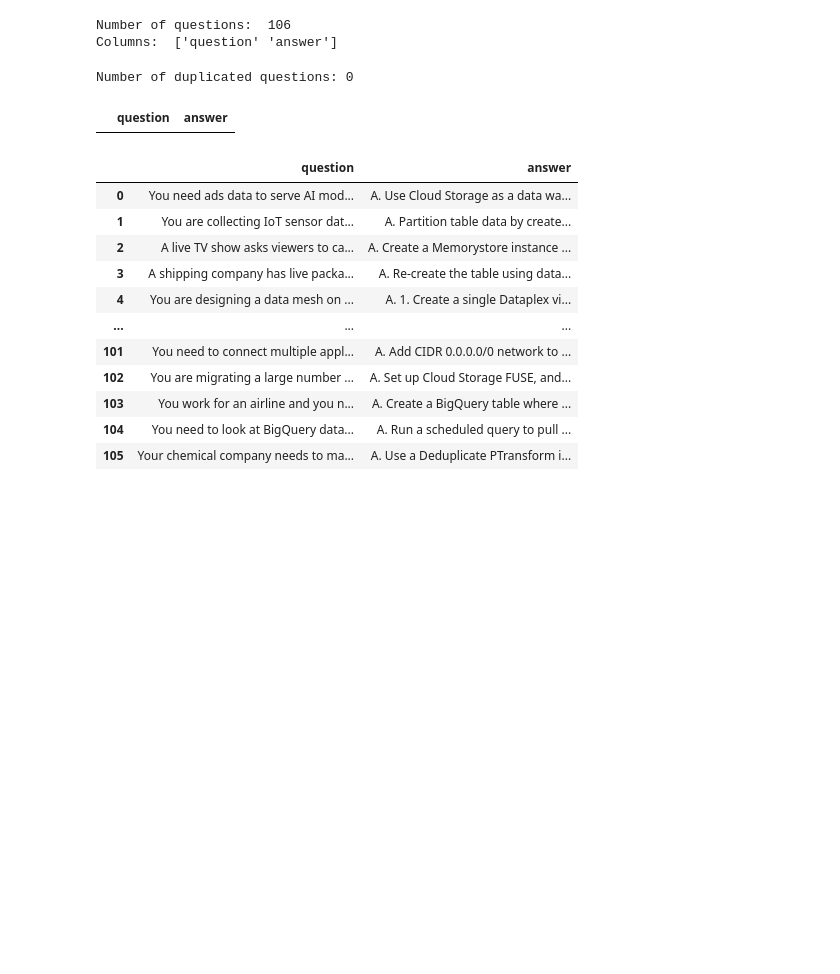
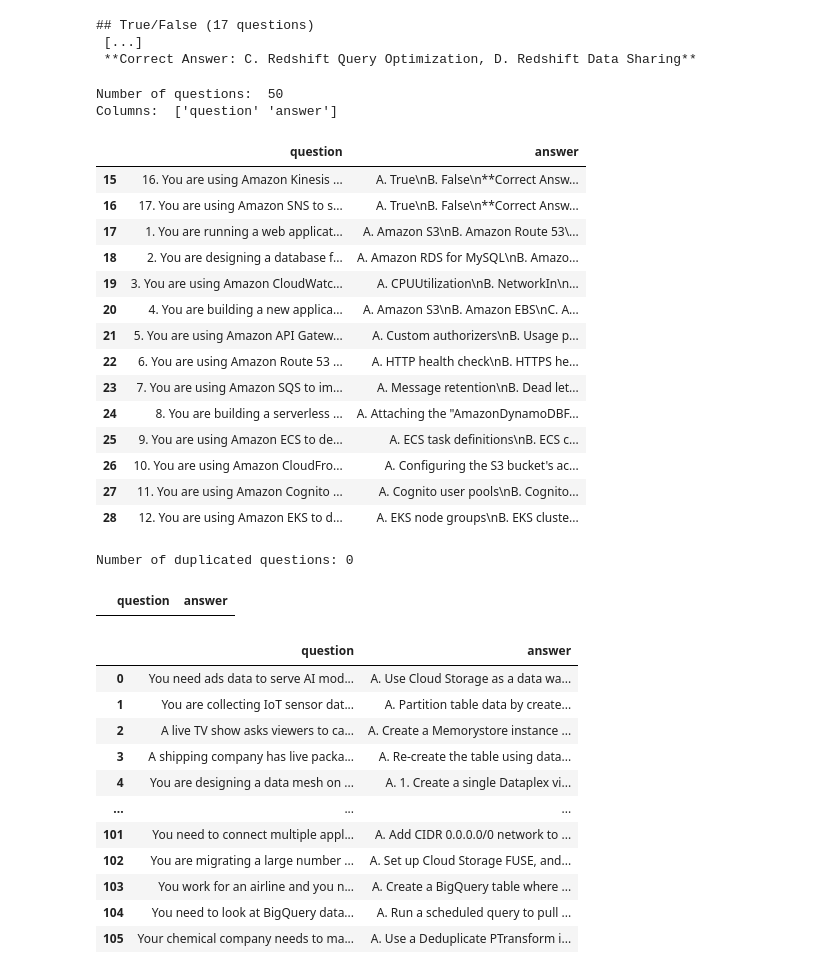
Before and after one commit to linhnde/quiz-data-processing, a Jupyter notebook: reengineer_data.ipynb, the cells around one changed output. Saved outputs shown, nothing was run; the diff lists cells and outputs as text; code cells hidden in the pictures; blank space fills up the shorter version.

```diff
--- a/reengineer_data.ipynb
+++ b/reengineer_data.ipynb
@@ -9,13 +9,15 @@ import string
 # Imports the Google Cloud client library
 from google.cloud import storage
 
-def write_read(bucket_name, blob_name):
+!export GOOGLE_APPLICATION_CREDENTIALS='book-to-quiz-7558e7ee5aca.json'
+
+def gcs_read(bucket_name, blob_name):
     """Write and read a blob from GCS using file-like IO"""
     # The ID of your GCS bucket
-    bucket_name = "book-to-quiz-question-bank"
+    # bucket_name = "your-bucket-name"
 
     # The ID of your new GCS object
-    blob_name = "aws_hard.txt"
+    # blob_name = "storage-object-name"
 
     storage_client = storage.Client()
     bucket = storage_client.bucket(bucket_name)
@@ -23,28 +25,28 @@ def write_read(bucket_name, blob_name):
 
     # Mode can be specified as wb/rb for bytes mode.
     # See: https://docs.python.org/3/library/io.html
-    # with blob.open("w") as f:
-    #     f.write("Hello world")
 
     with blob.open("r") as f:
-        print(f.read())
+        # Return data as lines
+        return f.readlines()
+# %%
+data = gcs_read('book-to-quiz-question-bank', 'aws_hard.txt')
+# Print first line and last line to confirm the content
+print(data[0], '[...]\n', data[-1])
+# %% [output]
+## True/False (17 questions)
+ [...]
+ **Correct Answer: C. Redshift Query Optimization, D. Redshift Data Sharing**
 # %%
-# Select exam type
-e_type = 'pde'
-
-# Select txt file path
-data = open(f"{e_type}_exam.txt")
-
 dict_data = {'question': [],
              'answer': []}
 
 # Switch determine if the last line is in question section or no
 q_prev = False
 
-for line in data.readlines():
-  # Check if line is not blank
-  if line != '\n':
-
+for line in data:
+  # Check if line is not blank or title
+  if (line != '\n') and ('##' not in line):
     # Call the first word of the line is `head`
     head = line.split()[0]
 
@@ -52,14 +54,14 @@ for line in data.readlines():
     # - `q_prev` is False
     # - First character of `head` is numeric
     # - Last character of `head` is numeric or 'r'
-    if (not q_prev) and head[0].isnumeric() and (head[-1].isnumeric() or head[-1] == 'r'):
+    if (not q_prev) and head[0].isnumeric() and head[-1] == ".":
       dict_data['question'].append(line)
       q_prev = True
 
     # Append new answer if all of these meet:
     # - `q_prev` is True
     # - `head` is 'A.' or '*A.'
-    elif q_prev and (head == 'A.' or head == '*A.'):
+    elif q_prev and head == 'A.':
       dict_data['answer'].append(line)
       q_prev = False
 
@@ -76,12 +78,27 @@ df0 = pd.DataFrame(dict_data)
 
 print('Number of questions: ', len(df0))
 print('Columns: ', df0.columns.values)
-
-# df0['choices'].iloc[85]
-# df0.iloc[193:200]
 # %% [output]
-Number of questions:  106
+Number of questions:  50
 Columns:  ['question' 'answer']
+# %%
+df0.iloc[15:29]
+# %% [output]
+|  | question | answer |
+| 15 | 16. You are using Amazon Kinesis ... | A. True\nB. False\n**Correct Answ... |
+| 16 | 17. You are using Amazon SNS to s... | A. True\nB. False\n**Correct Answ... |
+| 17 | 1. You are running a web applicat... | A. Amazon S3\nB. Amazon Route 53\... |
+| 18 | 2. You are designing a database f... | A. Amazon RDS for MySQL\nB. Amazo... |
+| 19 | 3. You are using Amazon CloudWatc... | A. CPUUtilization\nB. NetworkIn\n... |
+| 20 | 4. You are building a new applica... | A. Amazon S3\nB. Amazon EBS\nC. A... |
+| 21 | 5. You are using Amazon API Gatew... | A. Custom authorizers\nB. Usage p... |
+| 22 | 6. You are using Amazon Route 53 ... | A. HTTP health check\nB. HTTPS he... |
+| 23 | 7. You are using Amazon SQS to im... | A. Message retention\nB. Dead let... |
+| 24 | 8. You are building a serverless ... | A. Attaching the "AmazonDynamoDBF... |
+| 25 | 9. You are using Amazon ECS to de... | A. ECS task definitions\nB. ECS c... |
+| 26 | 10. You are using Amazon CloudFro... | A. Configuring the S3 bucket's ac... |
+| 27 | 11. You are using Amazon Cognito ... | A. Cognito user pools\nB. Cognito... |
+| 28 | 12. You are using Amazon EKS to d... | A. EKS node groups\nB. EKS cluste... |
 # %%
 # Mask looking for 'r' (dupplicated tag) after numbers
 # Regex note:
```
